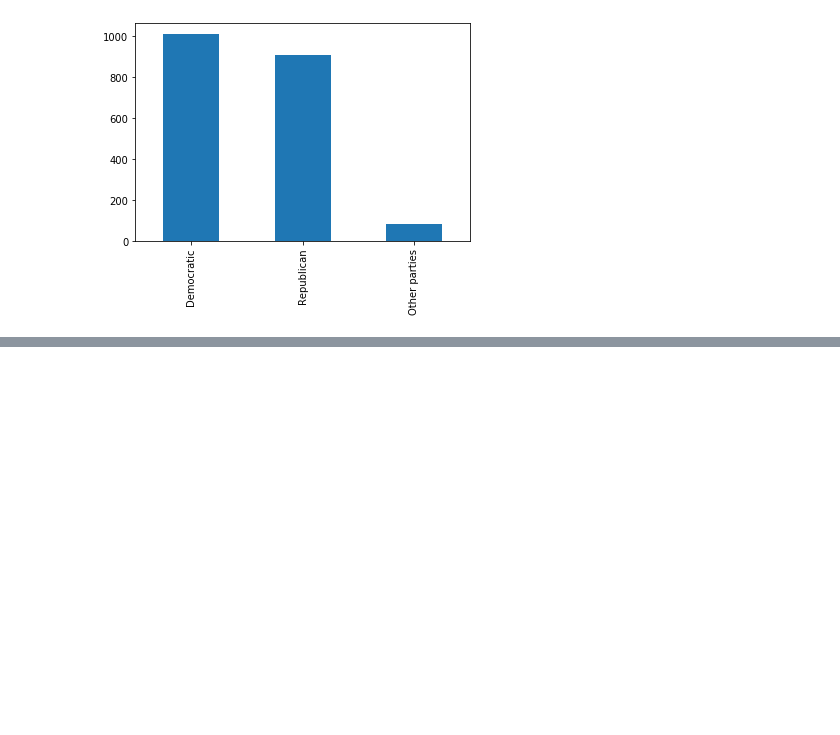
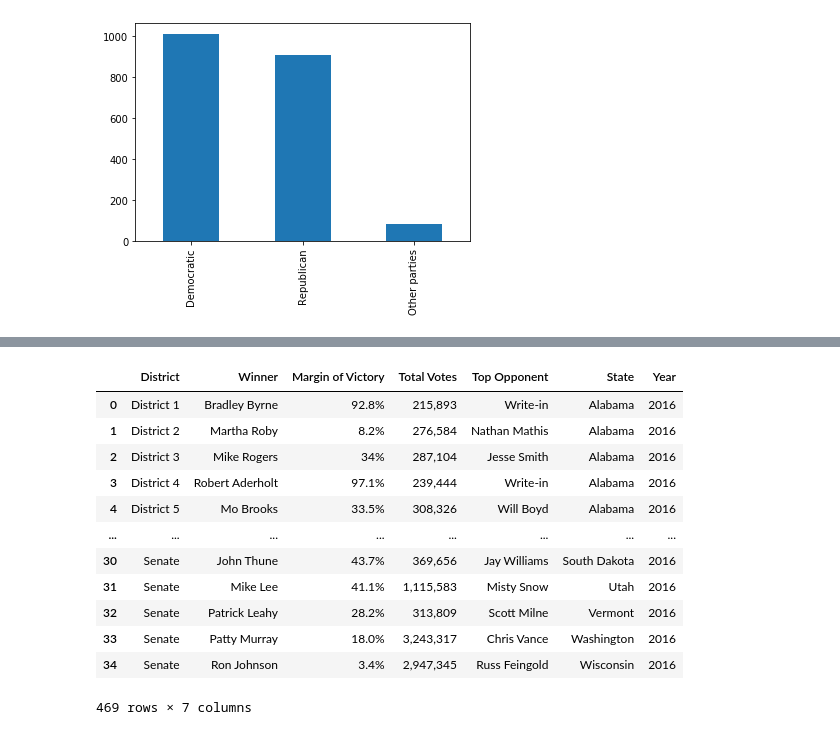
Before and after one commit to wmceachen/tweetVotes, a Jupyter notebook: cleaning.ipynb, the cells around one changed output, grey strips where cells are left out. Saved outputs shown, nothing was run; the diff lists cells and outputs as text; code cells hidden in the pictures; blank space fills up the shorter version.

```diff
--- a/cleaning.ipynb
+++ b/cleaning.ipynb
@@ -60,0 +140,28 @@ Power_divergenceResult(statistic=4449.82693753118, pvalue=0.0)
+# %%
+#2016
+house16, senate16 = pd.read_csv('elections/2016/2016_house.csv'), pd.read_csv('elections/2016/2016_senate.csv')
+house16['State'], house16['District'] = zip(*house16.apply(get_district_2014, axis=1))
+senate16.reset_index(inplace=True)
+new_header = senate16.iloc[0] #grab the first row for the header
+senate16 = senate16[1:] #take the data less the header row
+senate16.columns = new_header #set the header row as the df header
+senate16['District'] = 'Senate'
+elections16 = pd.concat([house16,senate16])
+elections16.rename(columns={'Total Vote':'Total Votes'}, inplace=True)
+elections16['Year'] = 2016
+
+elections16
+# %% [output]
+|  | District | Winner | Margin of Victory | Total Votes | Top Opponent | State | Year |
+| 0 | District 1 | Bradley Byrne | 92.8% | 215,893 | Write-in | Alabama | 2016 |
+| 1 | District 2 | Martha Roby | 8.2% | 276,584 | Nathan Mathis | Alabama | 2016 |
+| 2 | District 3 | Mike Rogers | 34% | 287,104 | Jesse Smith | Alabama | 2016 |
+| 3 | District 4 | Robert Aderholt | 97.1% | 239,444 | Write-in | Alabama | 2016 |
+| 4 | District 5 | Mo Brooks | 33.5% | 308,326 | Will Boyd | Alabama | 2016 |
+| ... | ... | ... | ... | ... | ... | ... | ... |
+| 30 | Senate | John Thune | 43.7% | 369,656 | Jay Williams | South Dakota | 2016 |
+| 31 | Senate | Mike Lee | 41.1% | 1,115,583 | Misty Snow | Utah | 2016 |
+| 32 | Senate | Patrick Leahy | 28.2% | 313,809 | Scott Milne | Vermont | 2016 |
+| 33 | Senate | Patty Murray | 18.0% | 3,243,317 | Chris Vance | Washington | 2016 |
+| 34 | Senate | Ron Johnson | 3.4% | 2,947,345 | Russ Feingold | Wisconsin | 2016 |
+469 rows × 7 columns
```
Also changed, not shown: parts of 9 cells of this notebook.
